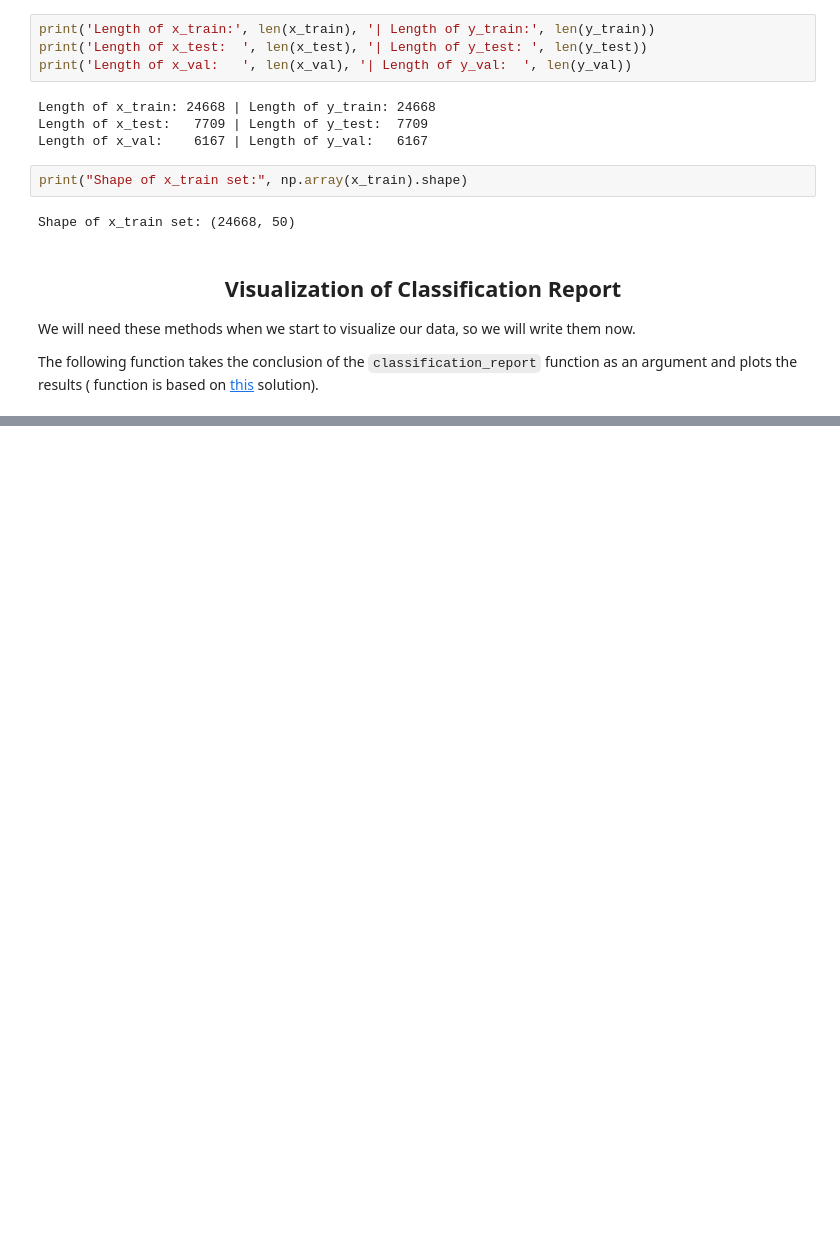
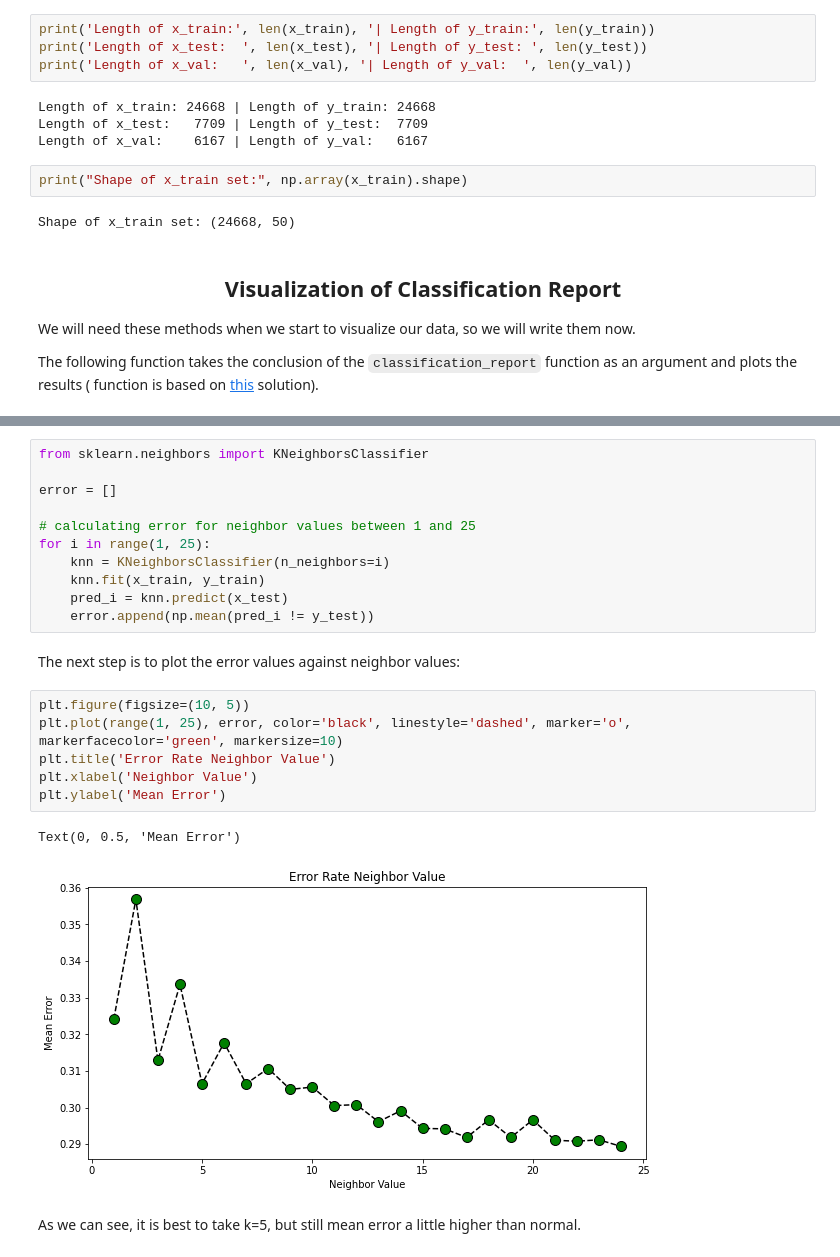
Before and after one commit to jackshendrikov/sentimento, a Jupyter notebook: Part II - Sentiment Analysis Classifications - Review and Comparison.ipynb, the cells around one changed output, grey strips where cells are left out. Saved outputs shown, nothing was run; the diff lists cells and outputs as text; blank space fills up the shorter version.

Commit message:
Add a KNN model and visualization of its results

```diff
--- a/Part II - Sentiment Analysis Classifications - Review and Comparison.ipynb
+++ b/Part II - Sentiment Analysis Classifications - Review and Comparison.ipynb
@@ -265,0 +372,24 @@ The following function takes the conclusion of the `classification_report` funct
+# %%
+from sklearn.neighbors import KNeighborsClassifier
+
+error = []
+
+# calculating error for neighbor values between 1 and 25
+for i in range(1, 25):
+    knn = KNeighborsClassifier(n_neighbors=i)
+    knn.fit(x_train, y_train)
+    pred_i = knn.predict(x_test)
+    error.append(np.mean(pred_i != y_test))
+# %% [markdown]
+The next step is to plot the error values against neighbor values:
+# %%
+plt.figure(figsize=(10, 5))
+plt.plot(range(1, 25), error, color='black', linestyle='dashed', marker='o', markerfacecolor='green', markersize=10)
+plt.title('Error Rate Neighbor Value')
+plt.xlabel('Neighbor Value')
+plt.ylabel('Mean Error')
+# %% [output]
+Text(0, 0.5, 'Mean Error')
+[figure, added]
+# %% [markdown]
+As we can see, it is best to take k=5, but still mean error a little higher than normal.
```
Also changed, not shown: parts of 13 cells of this notebook.
